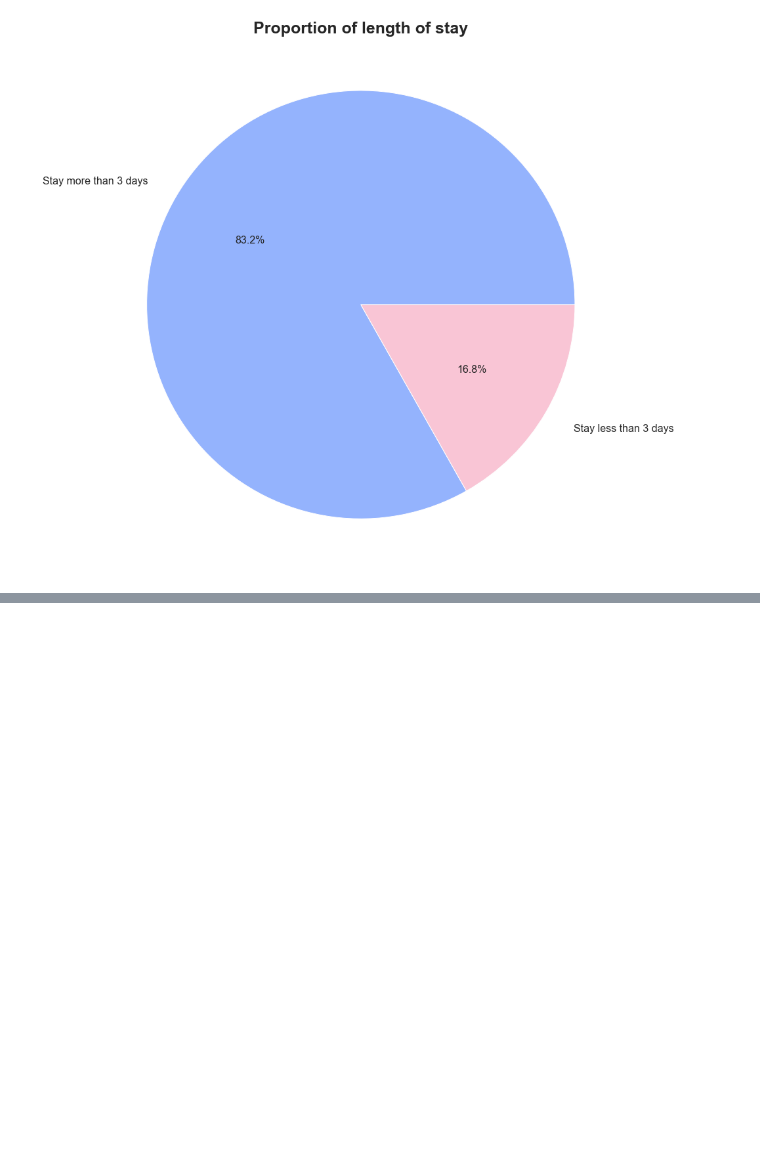
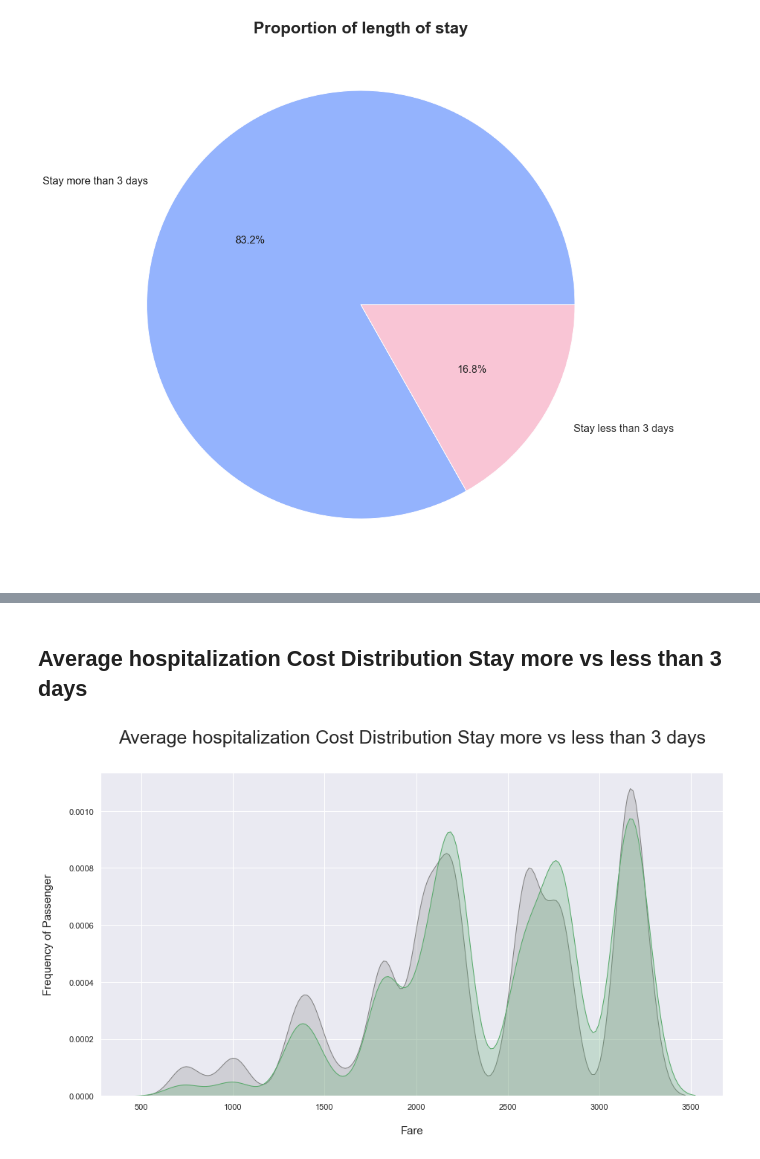
Before and after one commit to ChauHuynh1/DataScience, a Jupyter notebook: Hospital/HospitalProblem.ipynb, the cells around one changed output, grey strips where cells are left out. Cells and saved outputs as stored; diff of their text form; code cells hidden in the pictures; blank space fills up the shorter version.

Commit message:
update hospital

```diff
--- a/Hospital/HospitalProblem.ipynb
+++ b/Hospital/HospitalProblem.ipynb
@@ -659,0 +709,12 @@ the number of male who were in the Titanic is higher than female. For male, the
+# %% [markdown]
+## Average hospitalization Cost Distribution Stay more vs less than 3 days
+# %%
+# Kernel Density Plot
+fig = plt.figure(figsize=(15,8),)
+ax=sns.kdeplot(train.loc[(train['LengthOfStay'] == 0),'AverageCostInCounty'] , color='gray',shade=True,label='not survived')
+ax=sns.kdeplot(train.loc[(train['LengthOfStay'] == 1),'AverageCostInCounty'] , color='g',shade=True, label='survived')
+plt.title('Average hospitalization Cost Distribution Stay more vs less than 3 days', fontsize = 25, pad = 40)
+plt.ylabel("Frequency of Passenger", fontsize = 15, labelpad = 20)
+plt.xlabel("Fare", fontsize = 15, labelpad = 20);
+# %% [output]
+[figure, added]
```
Also changed, not shown: parts of 42 cells of this notebook.
